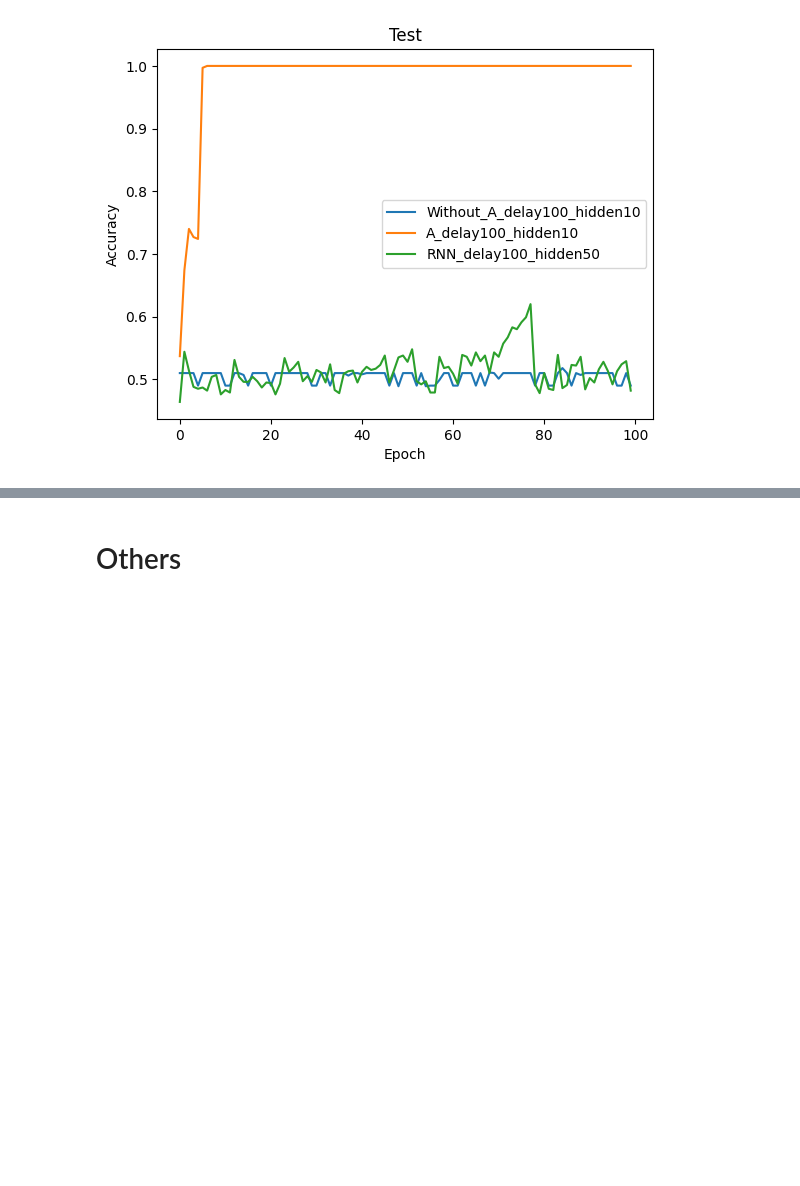
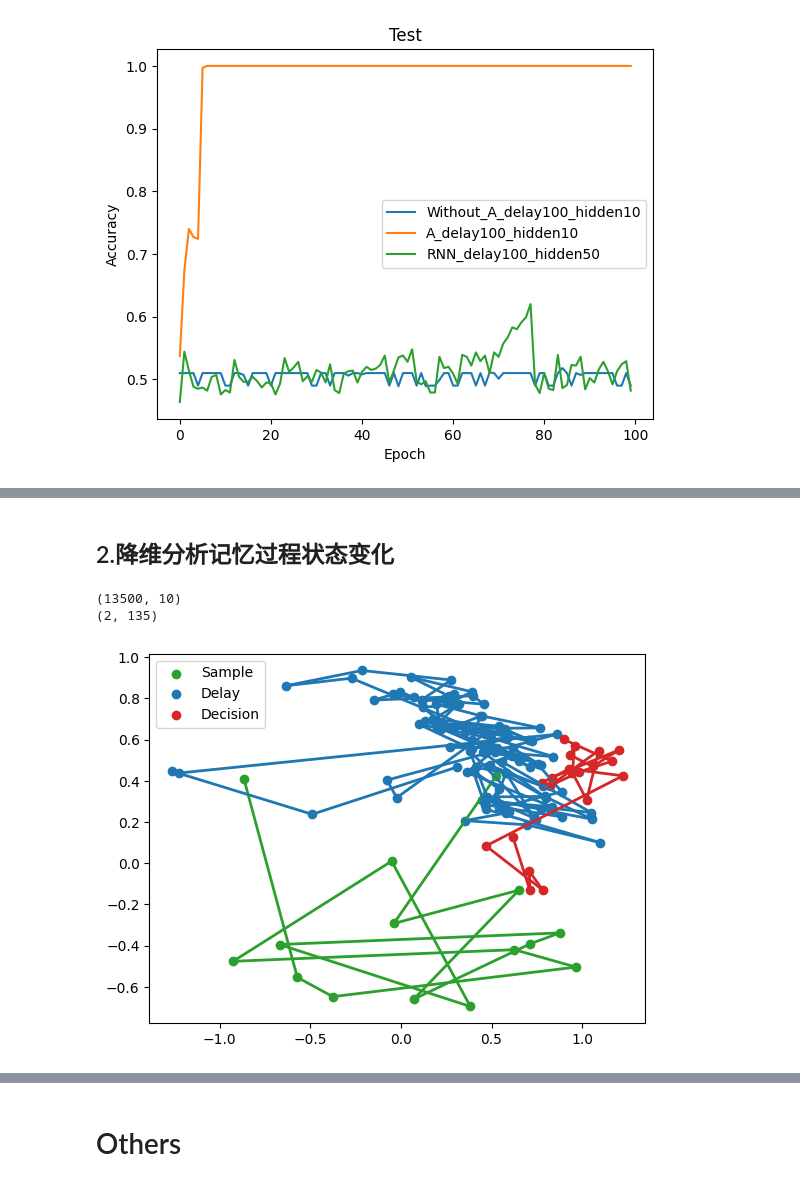
Before and after one commit to jiashuncheng/SCRNN, a Jupyter notebook: plot/plot.ipynb, the cells around one changed output, grey strips where cells are left out. Drawn from its saved outputs; the diff is of its cells as text; code cells hidden in the pictures; blank space fills up the shorter version.

```diff
--- a/plot/plot.ipynb
+++ b/plot/plot.ipynb
@@ -273,0 +323,53 @@ plt.show()
+# %% [markdown]
+## 2.降维分析记忆过程状态变化
+# %%
+import pickle
+import numpy as np
+from sklearn.decomposition import PCA
+from sklearn.manifold import Isomap
+import matplotlib.pyplot as plt
+def normalization1(data):
+    data = data - np.min(data, axis=0)
+    data = data/(np.max(np.abs(data), axis=0)[np.newaxis, :]+0.00001)
+    return data
+with open('/home/jiashuncheng/code/MANN/plot/data/rsc_h_norm_witchout_b_2.pkl', 'rb') as a:
+    x = pickle.load(a)
+Y = np.stack(x).squeeze(2)[:,:,:]
+Y = normalization1(Y)
+Y_size = Y.shape
+Y = Y.reshape(Y_size[0]*Y_size[1], Y_size[2])
+print(Y.shape)
+pca = PCA(n_components=2)
+pca.fit(Y)
+Y = Y.reshape(Y_size)
+YY = pca.transform(Y[:,0,:]).T
+print(YY.shape)
+
+# y = YY
+# plt.scatter(y[0,:], y[1,:])
+# for i in range(y.shape[1]-1):
+#     plt.plot(y[0,i:i+2], y[1,i:i+2], color='C0', linewidth=2)
+# plt.scatter(y[0,0], y[1,0], color='C2')
+# plt.scatter(y[0,-1], y[1,-1], color='C3')
+# plt.show()
+
+y = YY[:,:15]
+plt.scatter(y[0,:], y[1,:], color='C2', label='Sample')
+for i in range(y.shape[1]-1):
+    plt.plot(y[0,i:i+2], y[1,i:i+2], color='C2', linewidth=2)
+
+y = YY[:,15:115]
+plt.scatter(y[0,:], y[1,:], color='C0', label='Delay')
+for i in range(y.shape[1]-1):
+    plt.plot(y[0,i:i+2], y[1,i:i+2], color='C0', linewidth=2)
+
+y = YY[:,115:135]
+plt.scatter(y[0,:], y[1,:], color='C3', label='Decision')
+for i in range(y.shape[1]-1):
+    plt.plot(y[0,i:i+2], y[1,i:i+2], color='C3', linewidth=2)
+plt.legend()
+plt.show()
+# %% [output]
+(13500, 10)
+(2, 135)
+[figure, added]
```
Also changed, not shown: parts of 14 cells of this notebook, 5 other files.
